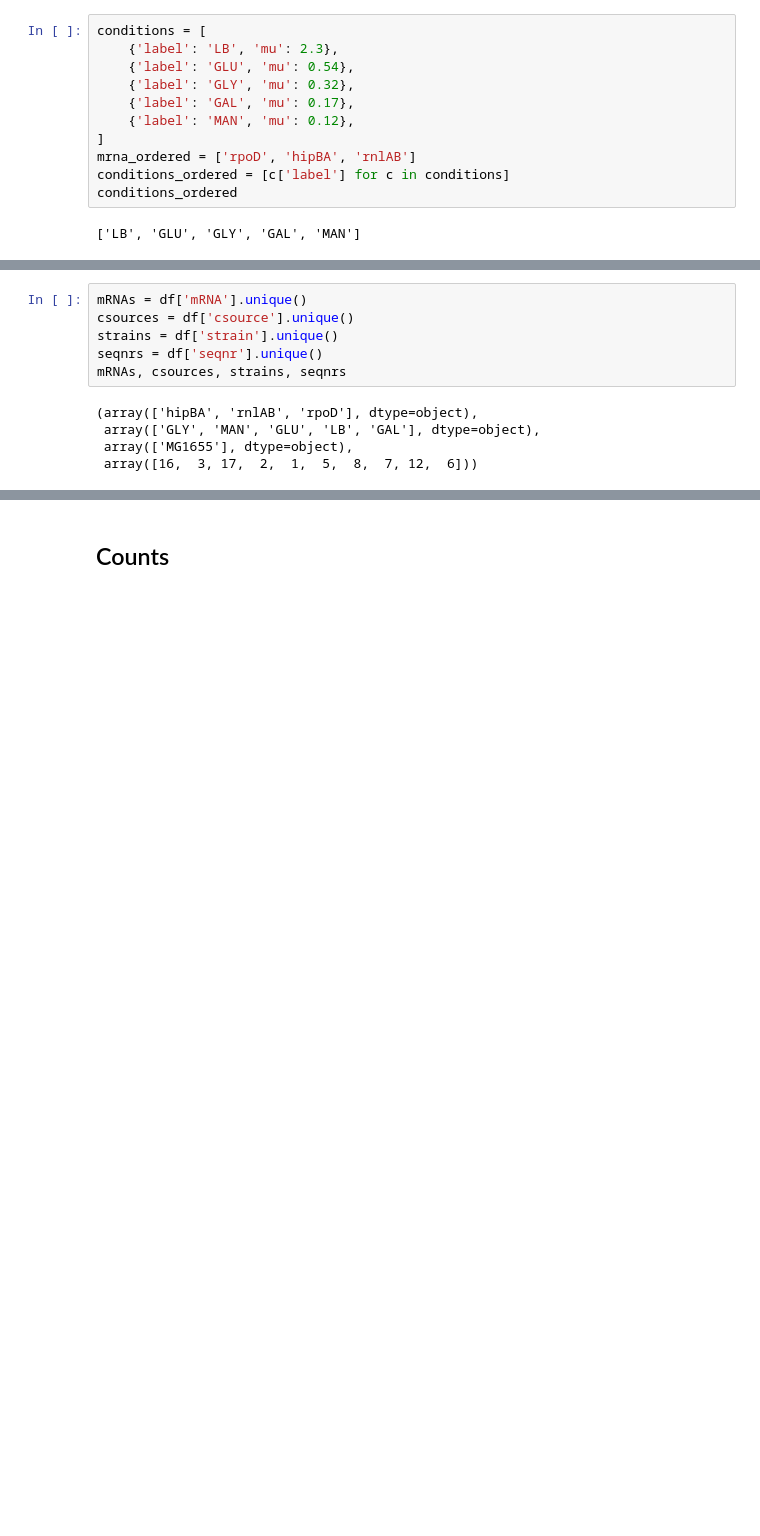
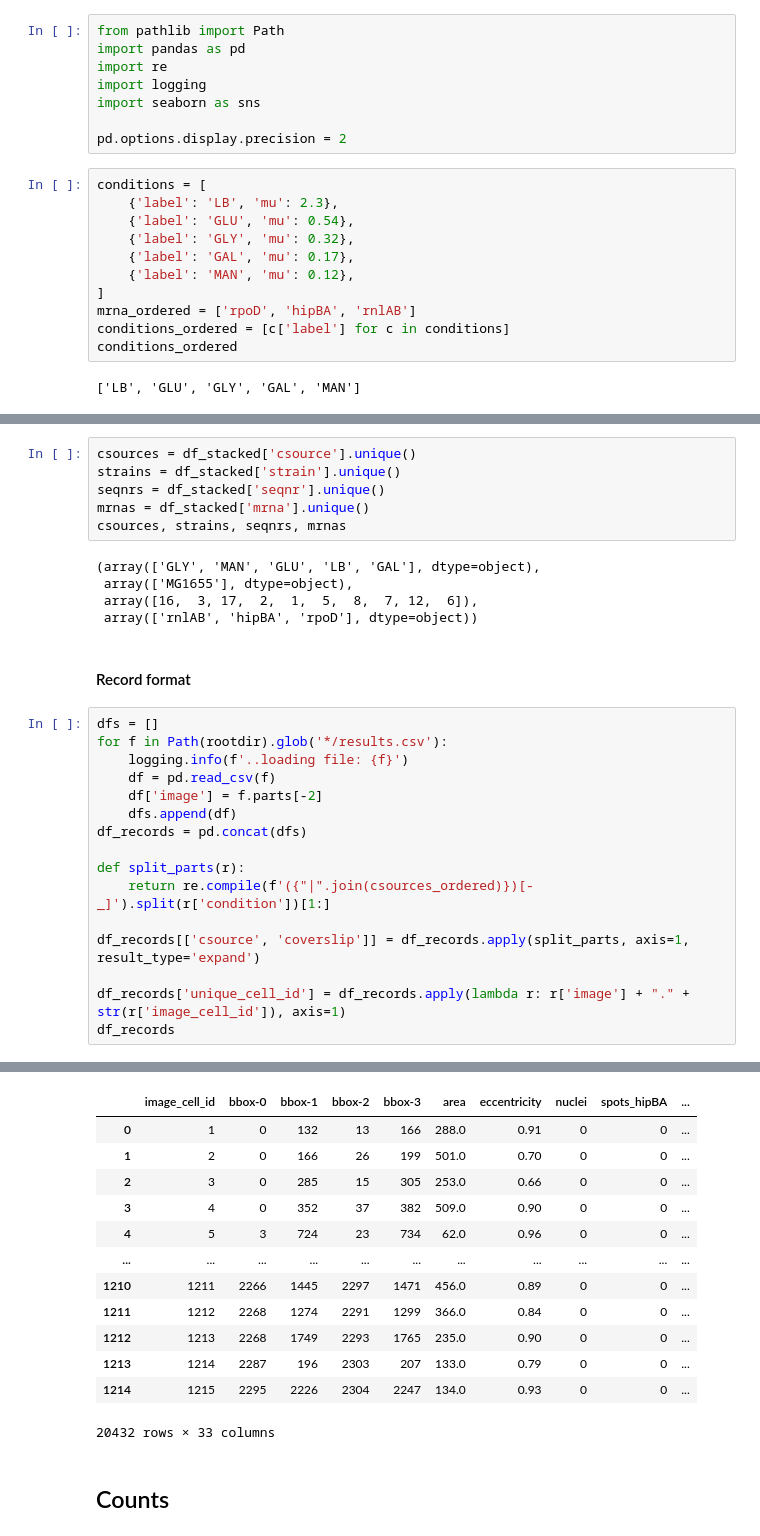
Before and after one commit to LaToyaVanderB/Ecoli_smFISH, a Jupyter notebook: src/06-plot-results.ipynb, the cells around one changed output, grey strips where cells are left out. Saved outputs shown, nothing was run; the diff lists cells and outputs as text; blank space fills up the shorter version.

```diff
--- a/src/06-plot-results.ipynb
+++ b/src/06-plot-results.ipynb
@@ -11,3 +5,11 @@ import seaborn as sns
+# %%
+from pathlib import Path
+import pandas as pd
+import re
+import logging
+import seaborn as sns
+
+pd.options.display.precision = 2
 # %%
 conditions = [
     {'label': 'LB', 'mu': 2.3},
@@ -86,12 +89,31 @@ Index(['strain', 'condition', 'seqnr', 'mRNA', 'image_cell_id', 'bbox-0',
       dtype='object')
 # %%
-mRNAs = df['mRNA'].unique()
-csources = df['csource'].unique()
-strains = df['strain'].unique()
-seqnrs = df['seqnr'].unique()
-mRNAs, csources, strains, seqnrs
+csources = df_stacked['csource'].unique()
+strains = df_stacked['strain'].unique()
+seqnrs = df_stacked['seqnr'].unique()
+mrnas = df_stacked['mrna'].unique()
+csources, strains, seqnrs, mrnas
 # %% [output]
-(array(['hipBA', 'rnlAB', 'rpoD'], dtype=object),
- array(['GLY', 'MAN', 'GLU', 'LB', 'GAL'], dtype=object),
+(array(['GLY', 'MAN', 'GLU', 'LB', 'GAL'], dtype=object),
  array(['MG1655'], dtype=object),
- array([16,  3, 17,  2,  1,  5,  8,  7, 12,  6]))
+ array([16,  3, 17,  2,  1,  5,  8,  7, 12,  6]),
+ array(['rnlAB', 'hipBA', 'rpoD'], dtype=object))
+# %% [markdown]
+#### Record format
+# %%
+dfs = []
+for f in Path(rootdir).glob('*/results.csv'):
+    logging.info(f'..loading file: {f}')
+    df = pd.read_csv(f)
+    df['image'] = f.parts[-2]
+    dfs.append(df)
+df_records = pd.concat(dfs)
+
+def split_parts(r):
+    return re.compile(f'({"|".join(csources_ordered)})[-_]').split(r['condition'])[1:]
+
+df_records[['csource', 'coverslip']] = df_records.apply(split_parts, axis=1, result_type='expand')
+
+df_records['unique_cell_id'] = df_records.apply(lambda r: r['image'] + "." + str(r['image_cell_id']), axis=1)
+df_records
+# %% [output]
@@ -98,3 +136,16 @@ mRNAs, csources, strains, seqnrs
+|  | image_cell_id | bbox-0 | bbox-1 | bbox-2 | bbox-3 | area | eccentricity | nuclei | spots_hipBA | ... |
+| 0 | 1 | 0 | 132 | 13 | 166 | 288.0 | 0.91 | 0 | 0 | ... |
+| 1 | 2 | 0 | 166 | 26 | 199 | 501.0 | 0.70 | 0 | 0 | ... |
+| 2 | 3 | 0 | 285 | 15 | 305 | 253.0 | 0.66 | 0 | 0 | ... |
+| 3 | 4 | 0 | 352 | 37 | 382 | 509.0 | 0.90 | 0 | 0 | ... |
+| 4 | 5 | 3 | 724 | 23 | 734 | 62.0 | 0.96 | 0 | 0 | ... |
+| ... | ... | ... | ... | ... | ... | ... | ... | ... | ... | ... |
+| 1210 | 1211 | 2266 | 1445 | 2297 | 1471 | 456.0 | 0.89 | 0 | 0 | ... |
+| 1211 | 1212 | 2268 | 1274 | 2291 | 1299 | 366.0 | 0.84 | 0 | 0 | ... |
+| 1212 | 1213 | 2268 | 1749 | 2293 | 1765 | 235.0 | 0.90 | 0 | 0 | ... |
+| 1213 | 1214 | 2287 | 196 | 2303 | 207 | 133.0 | 0.79 | 0 | 0 | ... |
+| 1214 | 1215 | 2295 | 2226 | 2304 | 2247 | 134.0 | 0.93 | 0 | 0 | ... |
+20432 rows × 33 columns
 # %% [markdown]
 
 
```
Also changed, not shown: parts of 34 cells of this notebook, 8 other files.
